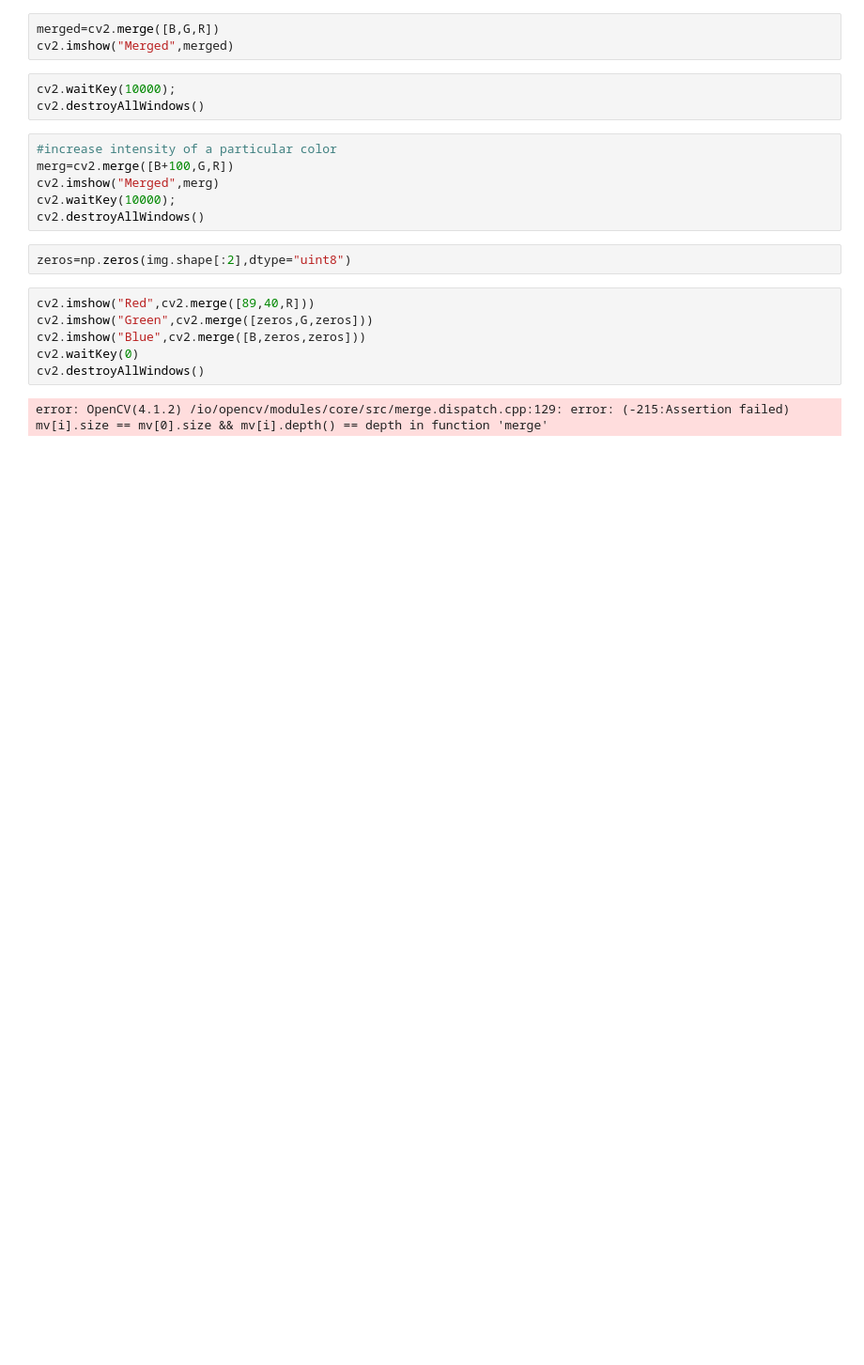
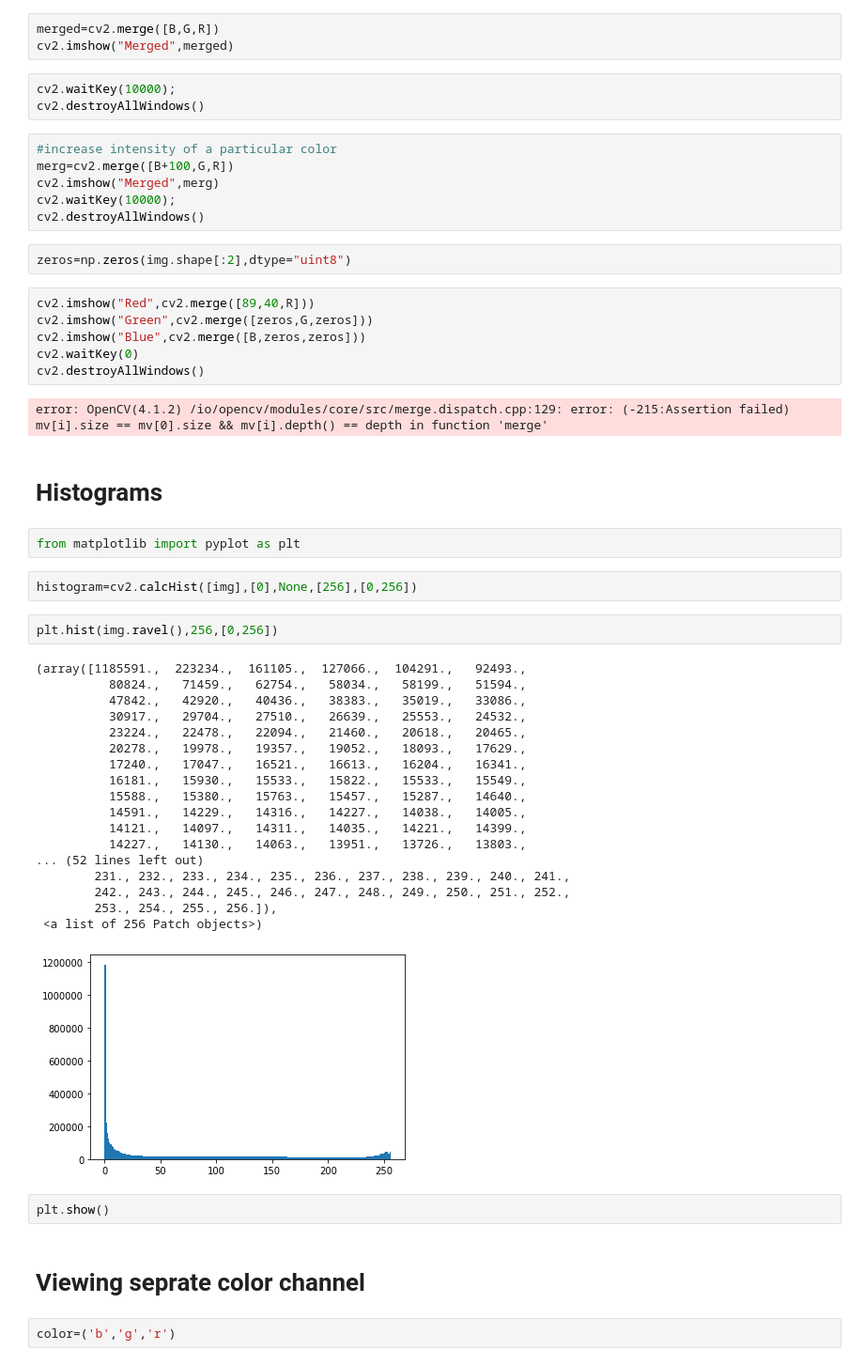
Before and after one commit to Mayank-goyal2424/Open_cv, a Jupyter notebook: cv_imp.ipynb, the cells around one changed output. Shown at 94% size. Saved outputs shown, nothing was run; the diff lists cells and outputs as text; blank space fills up the shorter version.

```diff
--- a/cv_imp.ipynb
+++ b/cv_imp.ipynb
@@ -123,3 +123,36 @@ cv2.waitKey(0)
 cv2.destroyAllWindows()
 # %% [output]
 error: OpenCV(4.1.2) /io/opencv/modules/core/src/merge.dispatch.cpp:129: error: (-215:Assertion failed) mv[i].size == mv[0].size && mv[i].depth() == depth in function 'merge'
+# %% [markdown]
+# Histograms
+# %%
+from matplotlib import pyplot as plt
+# %%
+histogram=cv2.calcHist([img],[0],None,[256],[0,256])
+# %%
+plt.hist(img.ravel(),256,[0,256])
+# %% [output]
+(array([1185591.,  223234.,  161105.,  127066.,  104291.,   92493.,
+          80824.,   71459.,   62754.,   58034.,   58199.,   51594.,
+          47842.,   42920.,   40436.,   38383.,   35019.,   33086.,
+          30917.,   29704.,   27510.,   26639.,   25553.,   24532.,
+          23224.,   22478.,   22094.,   21460.,   20618.,   20465.,
+          20278.,   19978.,   19357.,   19052.,   18093.,   17629.,
+          17240.,   17047.,   16521.,   16613.,   16204.,   16341.,
+          16181.,   15930.,   15533.,   15822.,   15533.,   15549.,
+          15588.,   15380.,   15763.,   15457.,   15287.,   14640.,
+          14591.,   14229.,   14316.,   14227.,   14038.,   14005.,
+          14121.,   14097.,   14311.,   14035.,   14221.,   14399.,
+          14227.,   14130.,   14063.,   13951.,   13726.,   13803.,
+... (52 lines left out)
+        231., 232., 233., 234., 235., 236., 237., 238., 239., 240., 241.,
+        242., 243., 244., 245., 246., 247., 248., 249., 250., 251., 252.,
+        253., 254., 255., 256.]),
+ <a list of 256 Patch objects>)
+[figure, added]
+# %%
+plt.show()
+# %% [markdown]
+# Viewing seprate color channel
+# %%
+color=('b','g','r')
```
Also changed, not shown: parts of 22 cells of this notebook.
